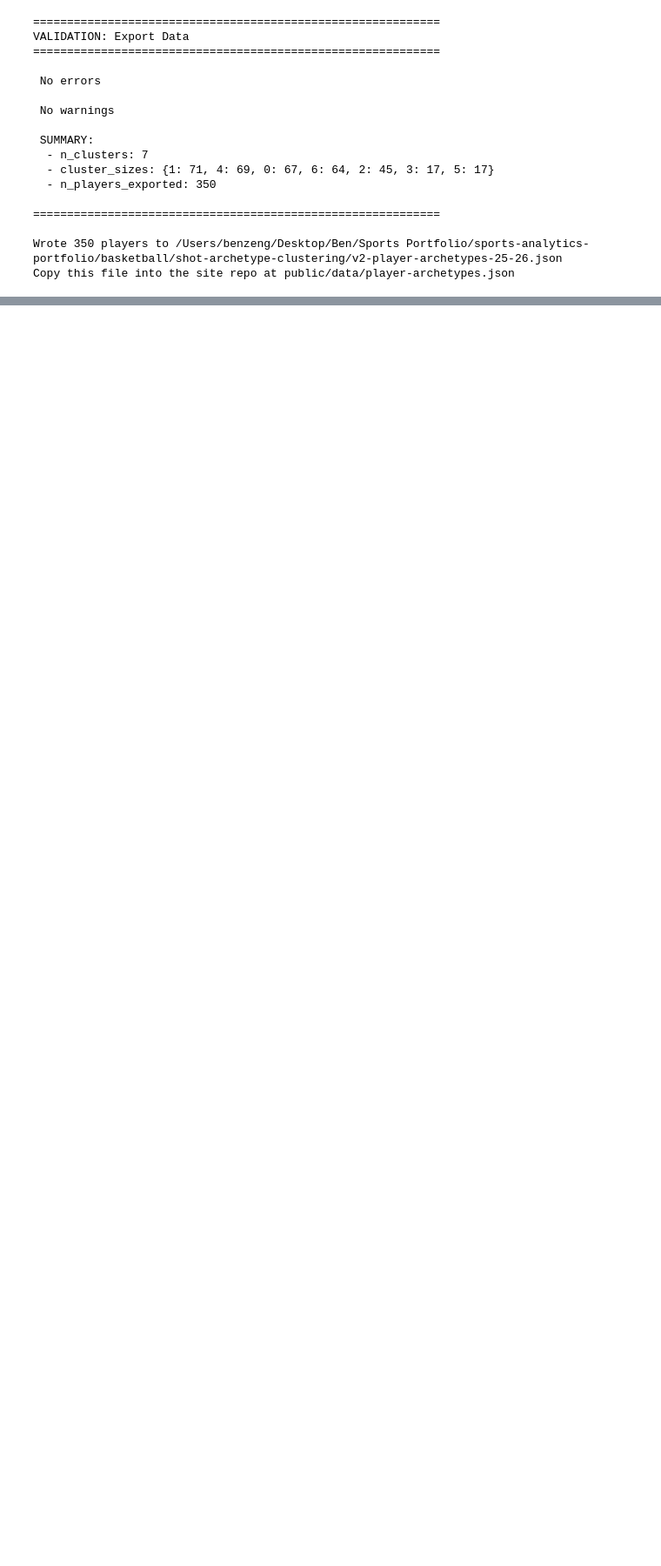
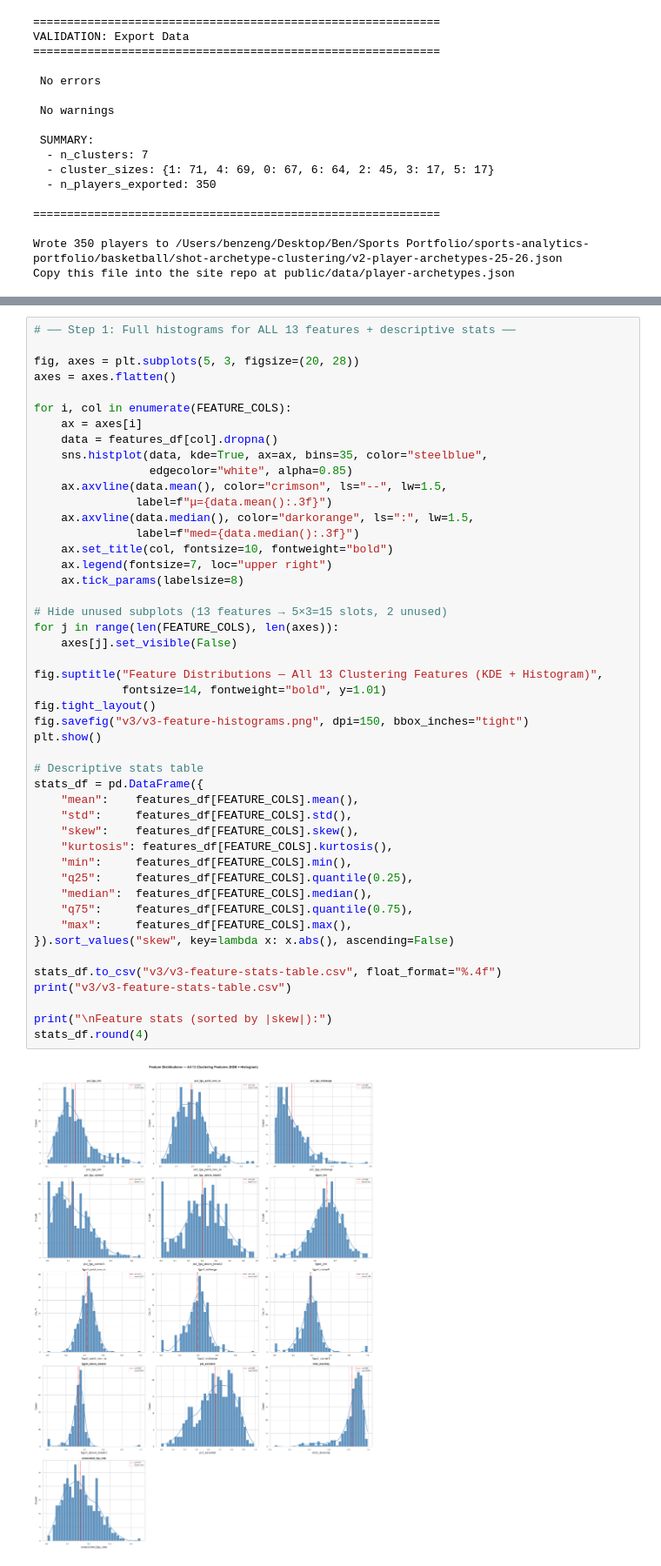
Before and after one commit to l0stpanda/sports-analytics-portfolio, a Jupyter notebook: basketball/shot-archetype-clustering/nba_shot_archetype_clustering.ipynb, the cells around one changed output, grey strips where cells are left out. Shown at 87% size. Saved outputs shown, nothing was run; the diff lists cells and outputs as text; blank space fills up the shorter version.

Commit message:
updated audit with feature distribution analysis

```diff
--- a/basketball/shot-archetype-clustering/nba_shot_archetype_clustering.ipynb
+++ b/basketball/shot-archetype-clustering/nba_shot_archetype_clustering.ipynb
@@ -1619,0 +1628,49 @@ Copy this file into the site repo at public/data/player-archetypes.json
+# %%
+# ── Step 1: Full histograms for ALL 13 features + descriptive stats ──
+
+fig, axes = plt.subplots(5, 3, figsize=(20, 28))
+axes = axes.flatten()
+
+for i, col in enumerate(FEATURE_COLS):
+    ax = axes[i]
+    data = features_df[col].dropna()
+    sns.histplot(data, kde=True, ax=ax, bins=35, color="steelblue",
+                 edgecolor="white", alpha=0.85)
+    ax.axvline(data.mean(), color="crimson", ls="--", lw=1.5,
+               label=f"μ={data.mean():.3f}")
+    ax.axvline(data.median(), color="darkorange", ls=":", lw=1.5,
+               label=f"med={data.median():.3f}")
+    ax.set_title(col, fontsize=10, fontweight="bold")
+    ax.legend(fontsize=7, loc="upper right")
+    ax.tick_params(labelsize=8)
+
+# Hide unused subplots (13 features → 5×3=15 slots, 2 unused)
+for j in range(len(FEATURE_COLS), len(axes)):
+    axes[j].set_visible(False)
+
+fig.suptitle("Feature Distributions — All 13 Clustering Features (KDE + Histogram)",
+             fontsize=14, fontweight="bold", y=1.01)
+fig.tight_layout()
+fig.savefig("v3/v3-feature-histograms.png", dpi=150, bbox_inches="tight")
+plt.show()
+
+# Descriptive stats table
+stats_df = pd.DataFrame({
+    "mean":    features_df[FEATURE_COLS].mean(),
+    "std":     features_df[FEATURE_COLS].std(),
+    "skew":    features_df[FEATURE_COLS].skew(),
+    "kurtosis": features_df[FEATURE_COLS].kurtosis(),
+    "min":     features_df[FEATURE_COLS].min(),
+    "q25":     features_df[FEATURE_COLS].quantile(0.25),
+    "median":  features_df[FEATURE_COLS].median(),
+    "q75":     features_df[FEATURE_COLS].quantile(0.75),
+    "max":     features_df[FEATURE_COLS].max(),
+}).sort_values("skew", key=lambda x: x.abs(), ascending=False)
+
+stats_df.to_csv("v3/v3-feature-stats-table.csv", float_format="%.4f")
+print("v3/v3-feature-stats-table.csv")
+
+print("\nFeature stats (sorted by |skew|):")
+stats_df.round(4)
+# %% [output]
+[figure, added]
```
Also changed, not shown: parts of 4 cells of this notebook, 7 other files.
